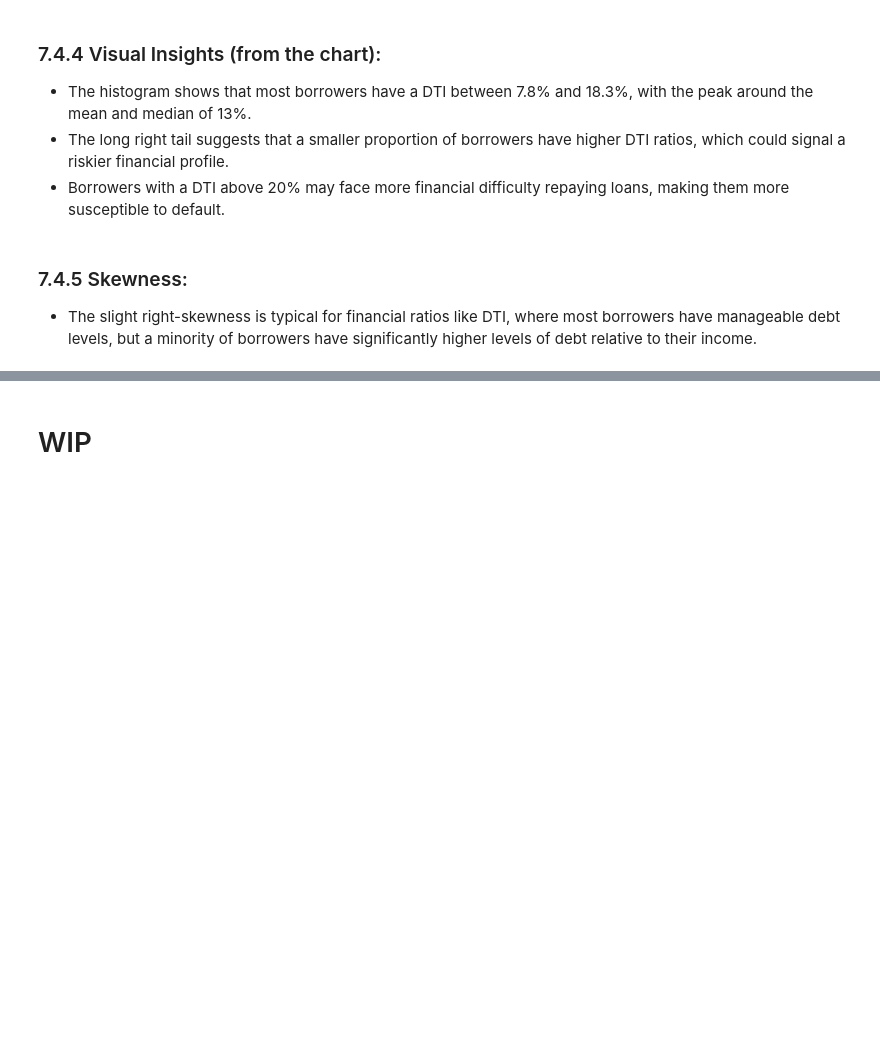
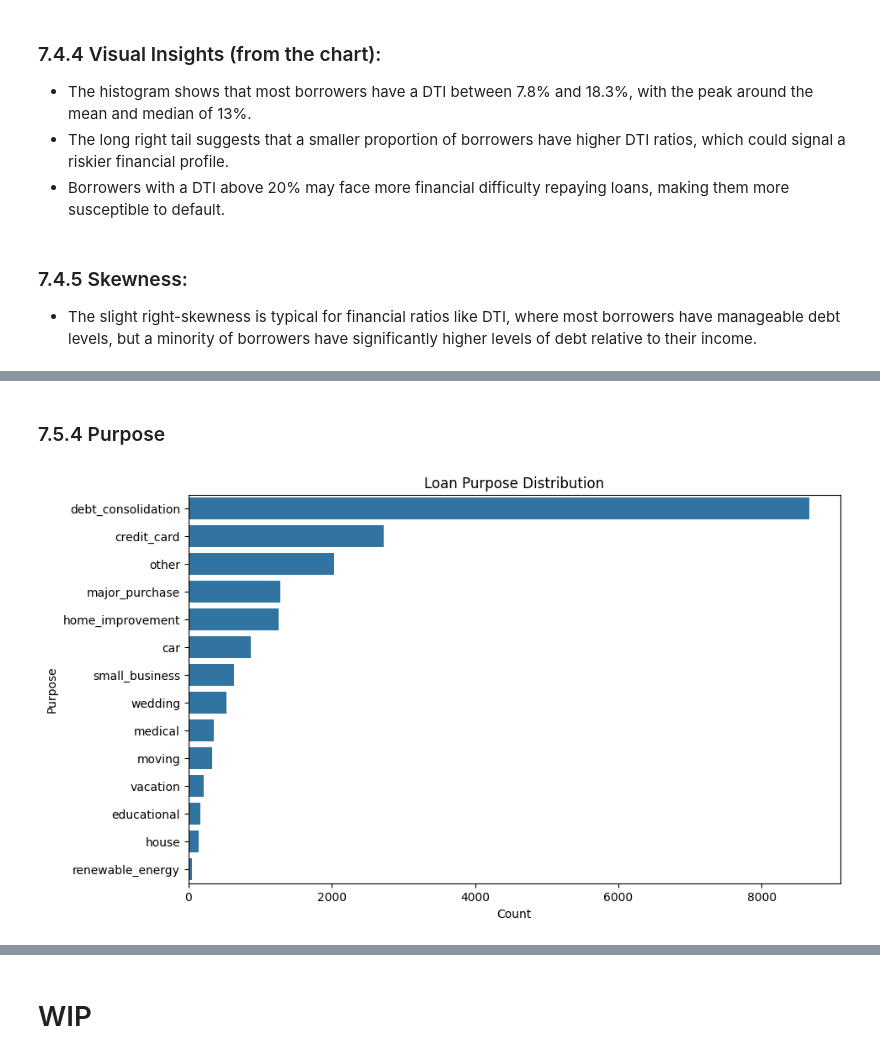
Before and after one commit to jafarijason/ds_001_lending_club_case_study, a Jupyter notebook: Group_Facilitator_Jason_Jafari.ipynb, the cells around one changed output, grey strips where cells are left out. Saved outputs shown, nothing was run; the diff lists cells and outputs as text; code cells hidden in the pictures; blank space fills up the shorter version.

```diff
--- a/Group_Facilitator_Jason_Jafari.ipynb
+++ b/Group_Facilitator_Jason_Jafari.ipynb
@@ -810,0 +863,11 @@ mean_dti, median_dti, mode_dti, dti_stats
+# %% [markdown]
+### 7.5.4 Purpose
+# %%
+plt.figure(figsize=(10, 6))
+sns.countplot(y='purpose', data=loan_data_clean, order=loan_data_clean['purpose'].value_counts().index)
+plt.title('Loan Purpose Distribution')
+plt.xlabel('Count')
+plt.ylabel('Purpose')
+plt.show()
+# %% [output]
+[figure, added]
```
Also changed, not shown: parts of 62 cells of this notebook.
